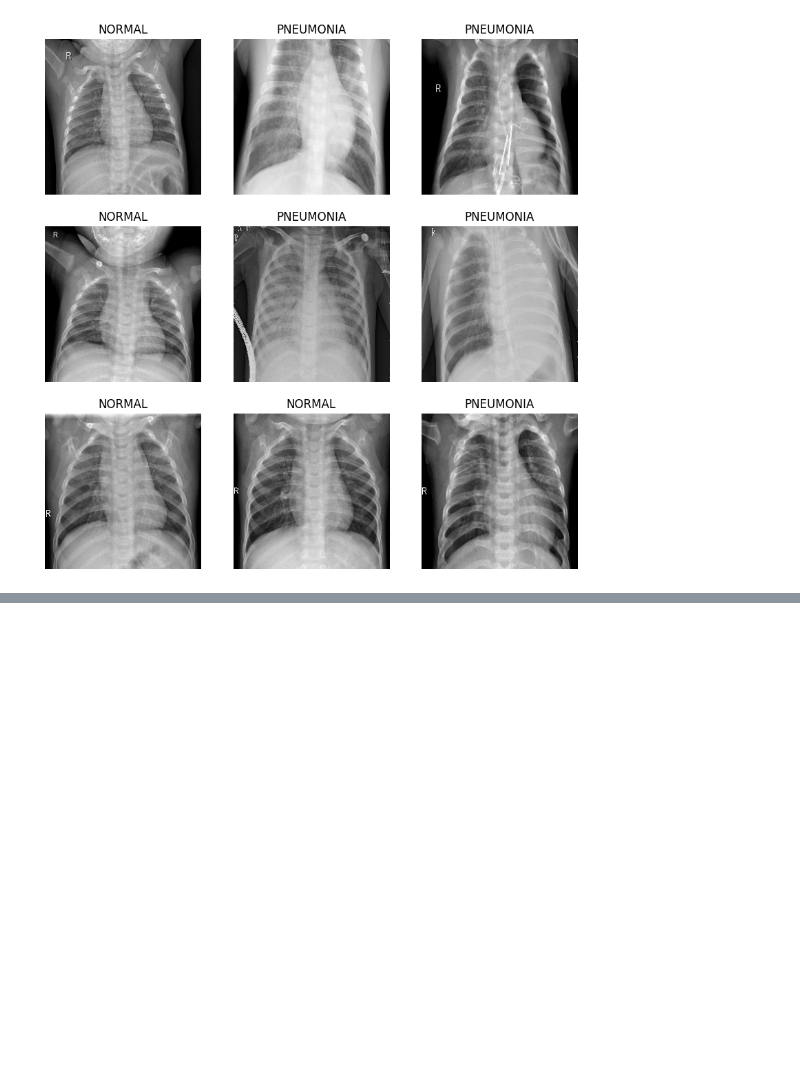
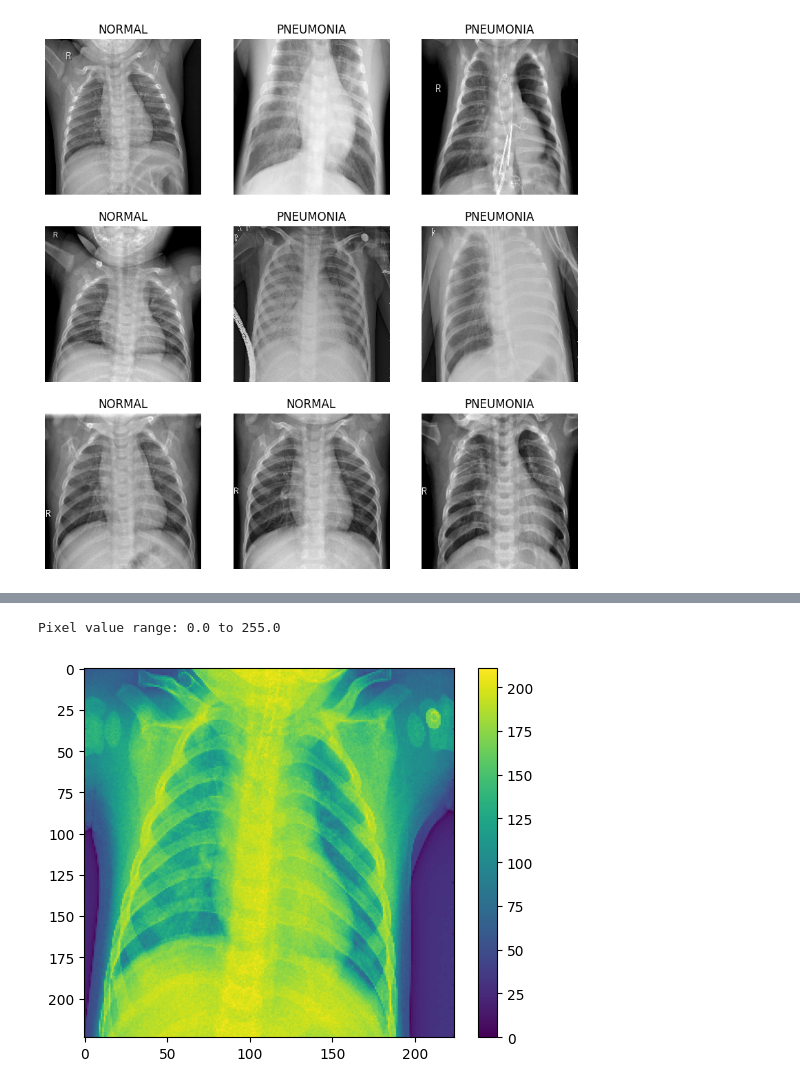
Before and after one commit to malikmahdivika/BMEN415-ML, a Jupyter notebook: Image_Classification.ipynb, the cells around one changed output, grey strips where cells are left out. Drawn from its saved outputs; the diff is of its cells as text; code cells hidden in the pictures; blank space fills up the shorter version.

```diff
--- a/Image_Classification.ipynb
+++ b/Image_Classification.ipynb
@@ -62,0 +117,11 @@ training_images = np.array([image.numpy() for image, label in training_set.unbat
+# %%
+# Check the scale of the pixel values
+print(f"Pixel value range: {X_train.min()} to {X_train.max()}")
+plt.figure()
+plt.imshow(X_train[0])
+plt.colorbar()
+plt.grid(False)
+plt.show()
+# %% [output]
+Pixel value range: 0.0 to 255.0
+[figure, added]
```
Also changed, not shown: parts of 9 cells of this notebook.
